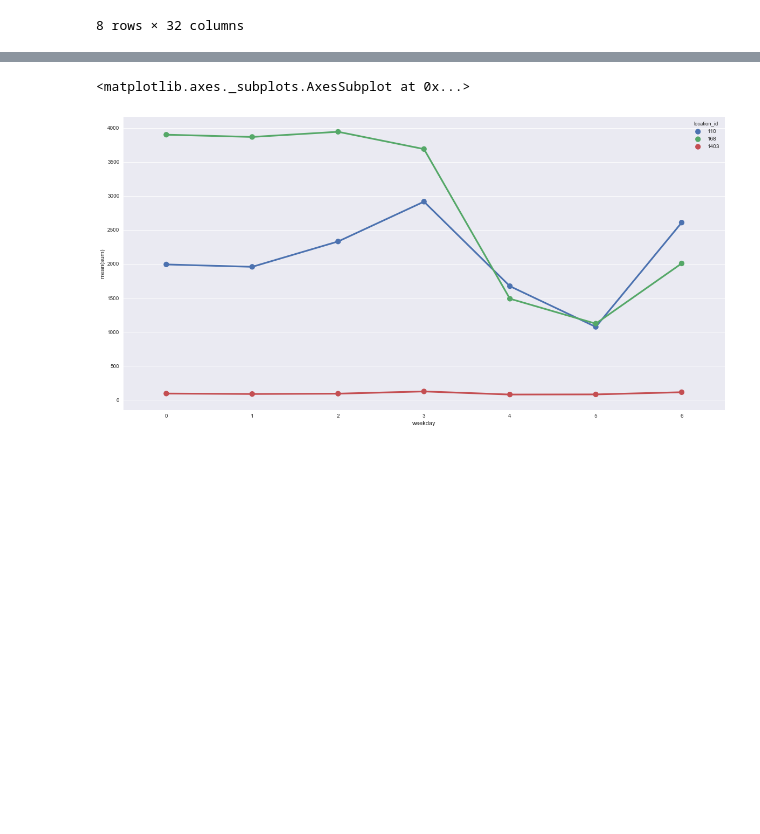
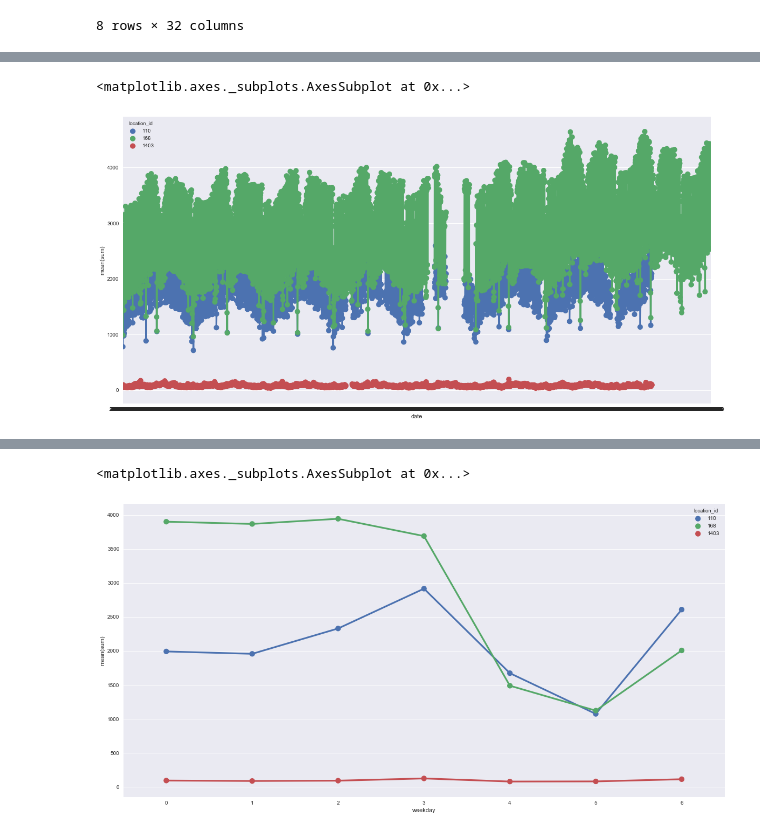
Before and after one commit to veicco/bcg-gamma, a Jupyter notebook: investigation 2.ipynb, the cells around one changed output, grey strips where cells are left out. Drawn from its saved outputs; the diff is of its cells as text; code cells hidden in the pictures; blank space fills up the shorter version.

```diff
--- a/investigation 2.ipynb
+++ b/investigation 2.ipynb
@@ -32,3 +50,9 @@ df.head()
+# %%
+fig, ax = plt.subplots(figsize=(20, 10))
+sns.pointplot(x="date", y="sum", data=daily_sums, hue="location_id", ax=ax)
+# %% [output]
+<matplotlib.axes._subplots.AxesSubplot at 0x...>
+[figure, added]
 # %%
 # compare weekly volumes in each location
 weekly = df.groupby(by=["week", "location_id"]).agg({"sum": "mean"}).reset_index()
```
Also changed, not shown: parts of 14 cells of this notebook, 3 other files.
